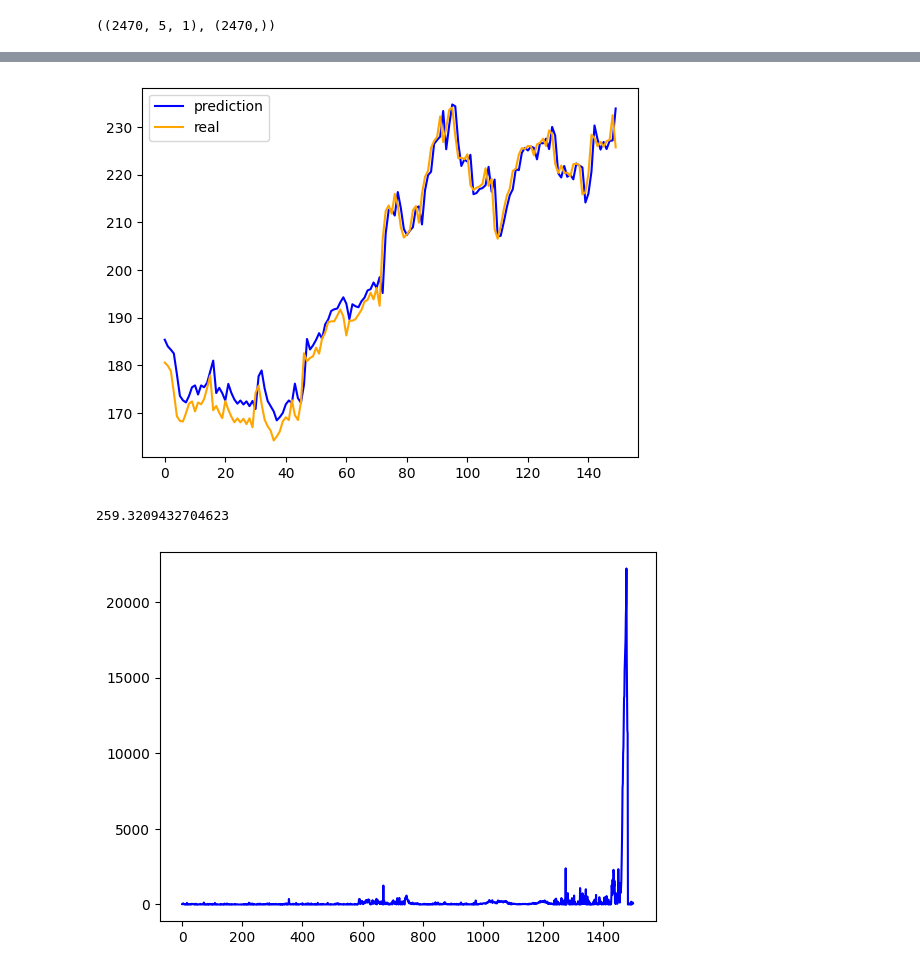
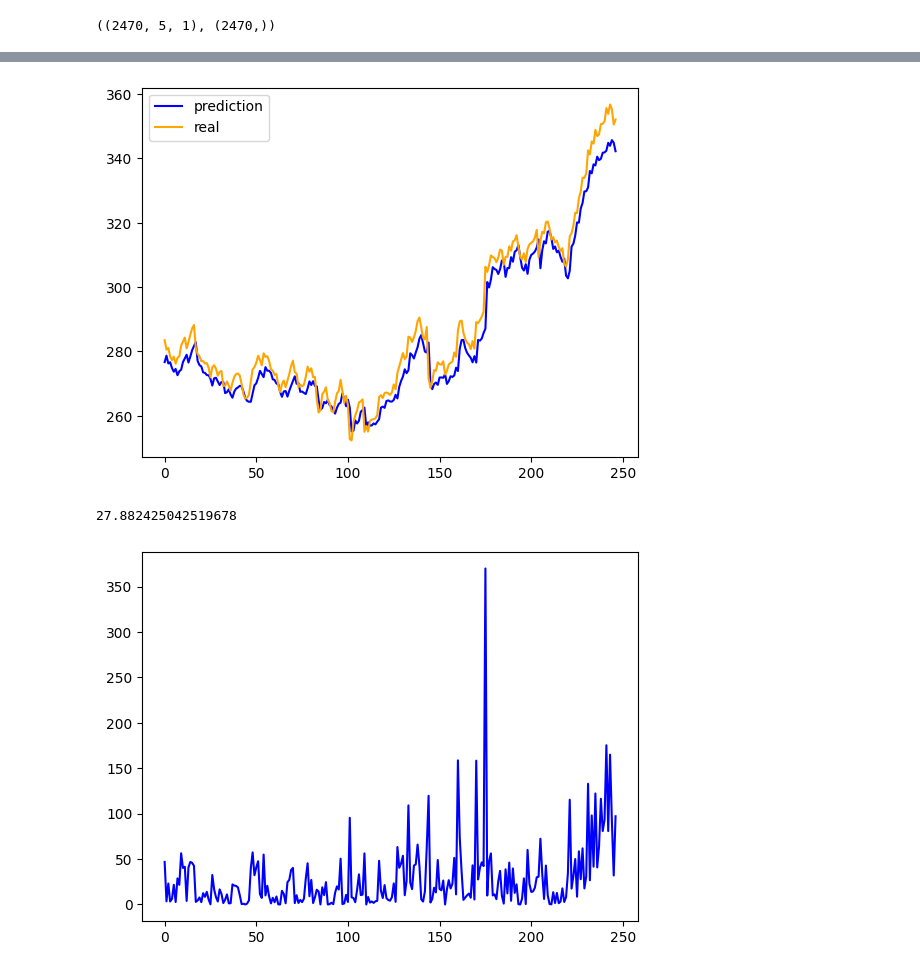
Before and after one commit to numisrm/Price_and_volatility_predicitons, a Jupyter notebook: Close_Data.ipynb, the cells around one changed output, grey strips where cells are left out. Cells and saved outputs as stored; diff of their text form; code cells hidden in the pictures.

Commit message:
good_data

```diff
--- a/Close_Data.ipynb
+++ b/Close_Data.ipynb
@@ -65,7 +65,7 @@ X1.shape, y1.shape
 ((2470, 5, 1), (2470,))
 # %%
 X_train1, y_train1 = X1[:1500], y1[:1500]
-X_val1, y_val1 = X1[1500:2000], y1[1500:2000]
-X_test1, y_test1 = X1[2000:], y1[2000:]
+X_val1, y_val1 = X1[1500:-247], y1[1500:-247]
+X_test1, y_test1 = X1[-247:], y1[-247:]
 X_train1.shape, y_train1.shape, X_val1.shape, y_val1.shape, X_test1.shape, y_test1.shape
 # %% [output]
@@ -129,7 +129,7 @@ from tensorflow.keras.callbacks import ModelCheckpoint
 checkpoint_path = 'model1/best_model.keras'
 cp1 = ModelCheckpoint(checkpoint_path, save_best_only=True)
 # %%
-train_predictions = model1.predict(X_train1).flatten()
-train_results = pd.DataFrame(data={'Train Predictions':train_predictions, 'Actuals':y_train1})
+train_predictions = model1.predict(X_test1).flatten()
+train_results = pd.DataFrame(data={'Train Predictions':train_predictions, 'Actuals':y_test1})
 train_results
 # %% [output]
@@ -150,14 +150,14 @@ train_results
 # %%
 import matplotlib.pyplot as plt
-plt.plot(train_results['Train Predictions'][:150], color='blue', label='prediction')
-plt.plot(train_results['Actuals'][:150], color='orange', label='real')
+plt.plot(train_results['Train Predictions'][:], color='blue', label='prediction')
+plt.plot(train_results['Actuals'][:], color='orange', label='real')
 plt.legend()
 plt.show()
 # %% [output]
-[figure, old version]
+[figure, new version]
 # %%
 plt.plot(np.abs(train_results['Train Predictions'][:]-train_results['Actuals'][:])**2, color='blue', label='prediction')
 print(np.mean(np.abs(train_results['Train Predictions'][:]-train_results['Actuals'][:])**2))
 # %% [output]
-259.3209432704623
+27.882425042519678
-[figure, old version]
+[figure, new version]
```
Also changed, not shown: parts of 5 cells of this notebook, 3 other files.
